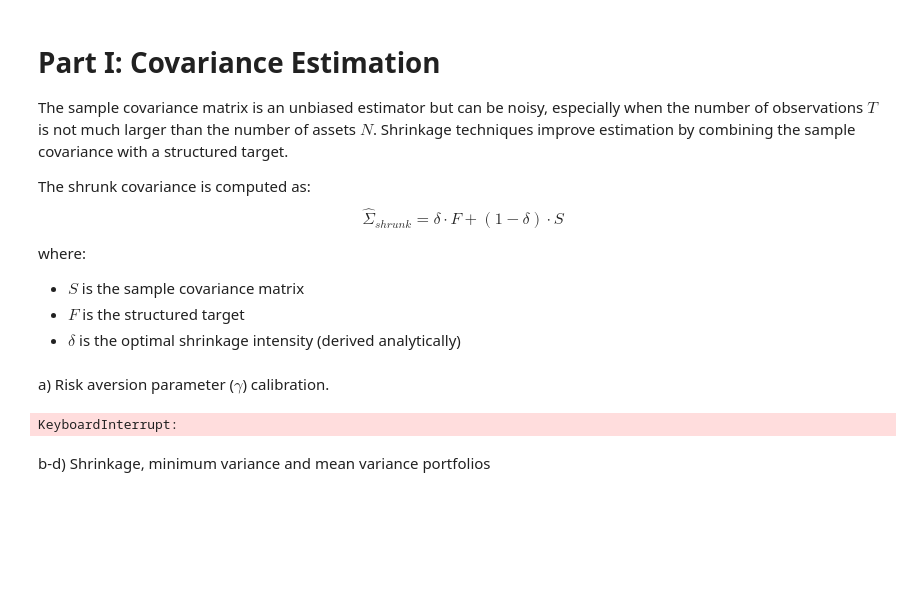
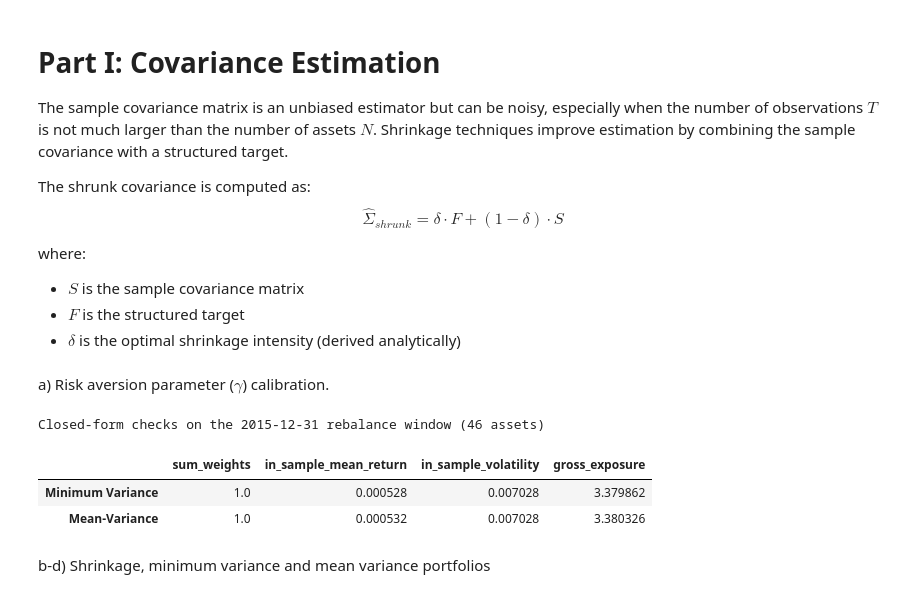
Before and after one commit to FiloCava03/Laboratory_3-, a Jupyter notebook: ex3_notebook.ipynb, the cells around one changed output. Cells and saved outputs as stored; diff of their text form; code cells hidden in the pictures; blank space fills up the shorter version.

```diff
--- a/ex3_notebook.ipynb
+++ b/ex3_notebook.ipynb
@@ -86,77 +86,75 @@ where:
 # %% [markdown]
 a) Risk aversion parameter ($\gamma$) calibration.
 # %%
-for mean_variance_risk_aversion in range(2000, 100000):  # !!! COMPLETE AS APPROPRIATE !!!
+mean_variance_risk_aversion=10000
 
-    calibration_date = None
-    for date in rebalance_dates:
-        candidate_window = prepare_rolling_estimation_window(
-            returns=performance,
-            rebalance_date=date,
-            lookback=time_horizon,
-            min_coverage=min_coverage,
-        )
-        if candidate_window.shape[0] == time_horizon and candidate_window.shape[1] > 0:
-            calibration_date = date
-            calibration_window = candidate_window
-            break
+calibration_date = None
+for date in rebalance_dates:
+    candidate_window = prepare_rolling_estimation_window(
+        returns=performance,
+        rebalance_date=date,
+        lookback=time_horizon,
+        min_coverage=min_coverage,
+    )
+    if candidate_window.shape[0] == time_horizon and candidate_window.shape[1] > 0:
+        calibration_date = date
+        calibration_window = candidate_window
+        break
 
-    if calibration_date is None:
-        raise RuntimeError("No full estimation window available for portfolio checks")
+if calibration_date is None:
+    raise RuntimeError("No full estimation window available for portfolio checks")
 
-    calibration_sample_cov = calibration_window.cov()
-    calibration_expected_returns = calibration_window.mean(axis=0).values
-    ones = np.ones(calibration_sample_cov.shape[0])
+calibration_sample_cov = calibration_window.cov()
+calibration_expected_returns = calibration_window.mean(axis=0).values
+ones = np.ones(calibration_sample_cov.shape[0])
 
-    calibration_mvp_weights = minimum_variance_portfolio(calibration_sample_cov.values)
-    calibration_mv_weights = mean_variance_portfolio(
-        expected_returns=calibration_expected_returns,
-        cov_matrix=calibration_sample_cov.values,
-        risk_aversion=mean_variance_risk_aversion,
-    )
+calibration_mvp_weights = minimum_variance_portfolio(calibration_sample_cov.values)
+calibration_mv_weights = mean_variance_portfolio(
+    expected_returns=calibration_expected_returns,
+    cov_matrix=calibration_sample_cov.values,
+    risk_aversion=mean_variance_risk_aversion,
+)
 
-    calibration_mvp_variance = float(
-        calibration_mvp_weights @ calibration_sample_cov.values @ calibration_mvp_weights
-    )
+calibration_mvp_variance = float(
+    calibration_mvp_weights @ calibration_sample_cov.values @ calibration_mvp_weights
+)
 
-    np.testing.assert_allclose(calibration_mvp_weights.sum(), 1.0)
-    np.testing.assert_allclose(calibration_mv_weights.sum(), 1.0)
-
-    treshold=3
-
-    if np.abs(calibration_mv_weights).sum() < treshold and np.abs(calibration_mvp_weights).sum() < treshold:
-        break
+np.testing.assert_allclose(calibration_mvp_weights.sum(), 1.0)
+np.testing.assert_allclose(calibration_mv_weights.sum(), 1.0)
 
 print(
     f"Closed-form checks on the {calibration_date.date()} rebalance window "
     f"({calibration_window.shape[1]} assets)"
 )
 pd.DataFrame(
     {
         "sum_weights": [calibration_mvp_weights.sum(), calibration_mv_weights.sum()],
         "in_sample_mean_return": [
             float(calibration_expected_returns @ calibration_mvp_weights),
             float(calibration_expected_returns @ calibration_mv_weights),
         ],
         "in_sample_volatility": [
             np.sqrt(calibration_mvp_variance),
             np.sqrt(
                 float(
                     calibration_mv_weights
                     @ calibration_sample_cov.values
                     @ calibration_mv_weights
                 )
             ),
         ],
         "gross_exposure": [
             np.abs(calibration_mvp_weights).sum(),
             np.abs(calibration_mv_weights).sum(),
         ],
     },
     index=["Minimum Variance", "Mean-Variance"],
 )
 # %% [output]
-KeyboardInterrupt:
+Closed-form checks on the 2015-12-31 rebalance window (46 assets)
+|  | sum_weights | in_sample_mean_return | in_sample_volatility | gross_exposure |
+| Minimum Variance | 1.0 | 0.000528 | 0.007028 | 3.379862 |
+| Mean-Variance | 1.0 | 0.000532 | 0.007028 | 3.380326 |
 # %% [markdown]
 b-d) Shrinkage, minimum variance and mean variance portfolios
 # %%
```
Also changed, not shown: parts of 1 cell of this notebook, 1 other file.
